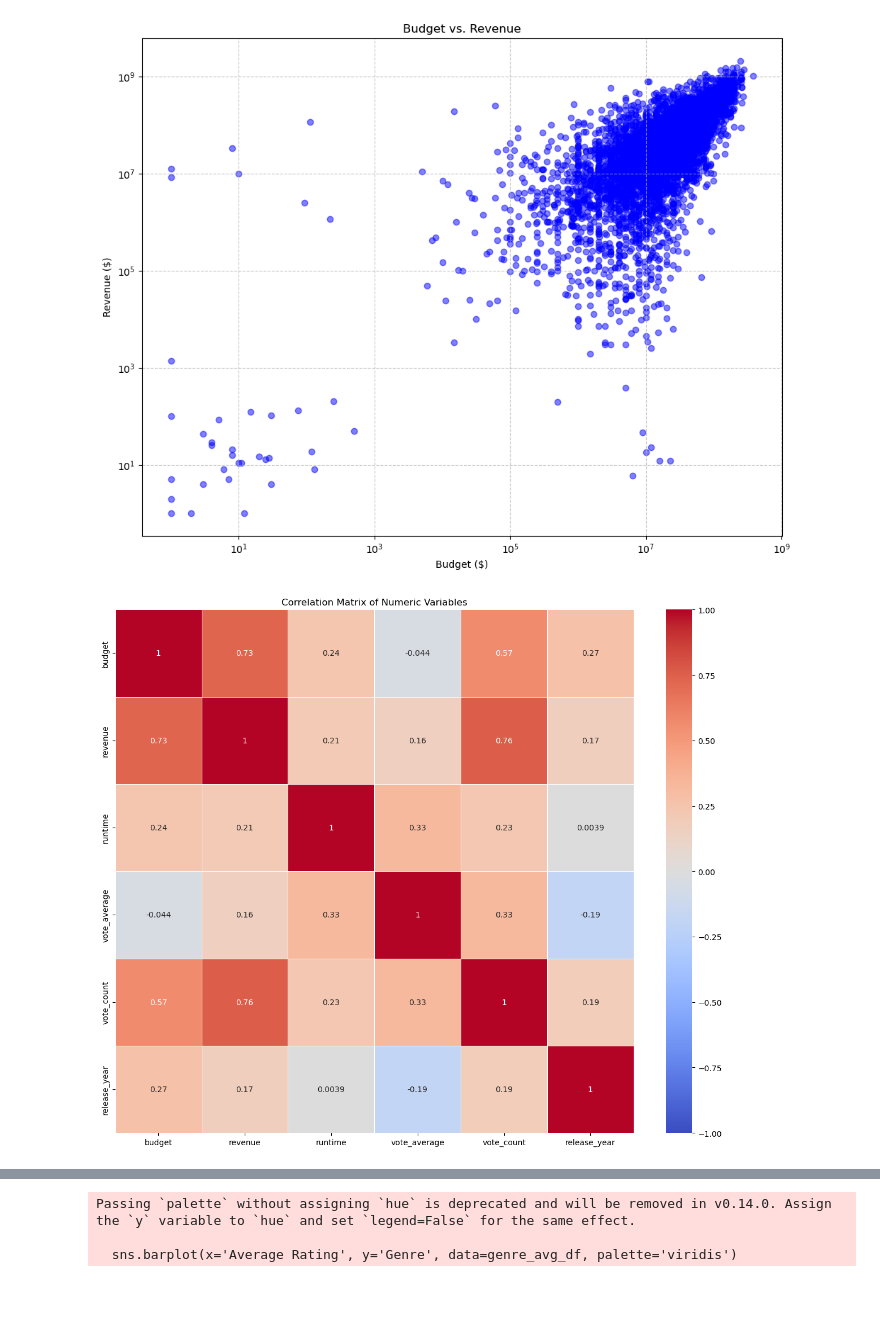
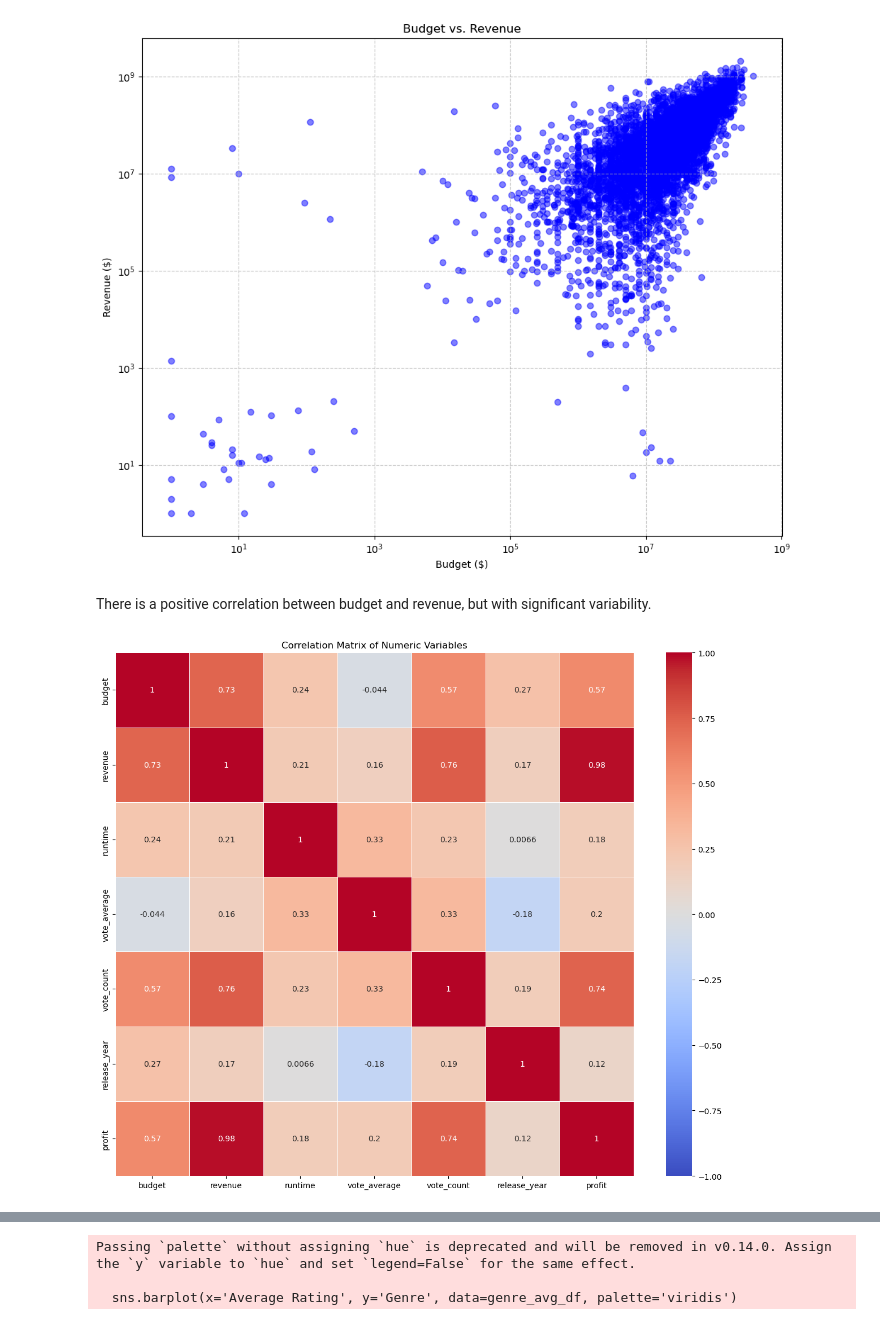
Before and after one commit to Hunkstaban/BIExamProject, a Jupyter notebook: workbooks/exploration-continued.ipynb, the cells around one changed output, grey strips where cells are left out. Drawn from its saved outputs; the diff is of its cells as text; code cells hidden in the pictures; blank space fills up the shorter version.

Commit message:
Explanations for visualizations and next steps

```diff
--- a/workbooks/exploration-continued.ipynb
+++ b/workbooks/exploration-continued.ipynb
@@ -425,0 +450,2 @@ plt.show()
+# %%
+movies = movies[~((movies['title'] == 'Metropolis') & (movies['release_year'] == 1927))]
@@ -525,14 +574,16 @@ plt.tight_layout()
 plt.show()
 # %% [output]
 [figure]
+# %% [markdown]
+There is a positive correlation between budget and revenue, but with significant variability.
 # %%
 # Correlation matrix for numeric variables
 plt.figure(figsize=(12, 10))
-numeric_cols = ['budget', 'revenue', 'runtime', 'vote_average', 'vote_count', 'release_year']
+numeric_cols = ['budget', 'revenue', 'runtime', 'vote_average', 'vote_count', 'release_year', 'profit']
 corr_matrix = movies[numeric_cols].corr()
 sns.heatmap(corr_matrix, annot=True, cmap='coolwarm', vmin=-1, vmax=1, linewidths=0.5)
 plt.title('Correlation Matrix of Numeric Variables')
 plt.tight_layout()
 plt.show()
 # %% [output]
-[figure, old version]
+[figure, new version]
```
Also changed, not shown: parts of 33 cells of this notebook, 1 other file.
